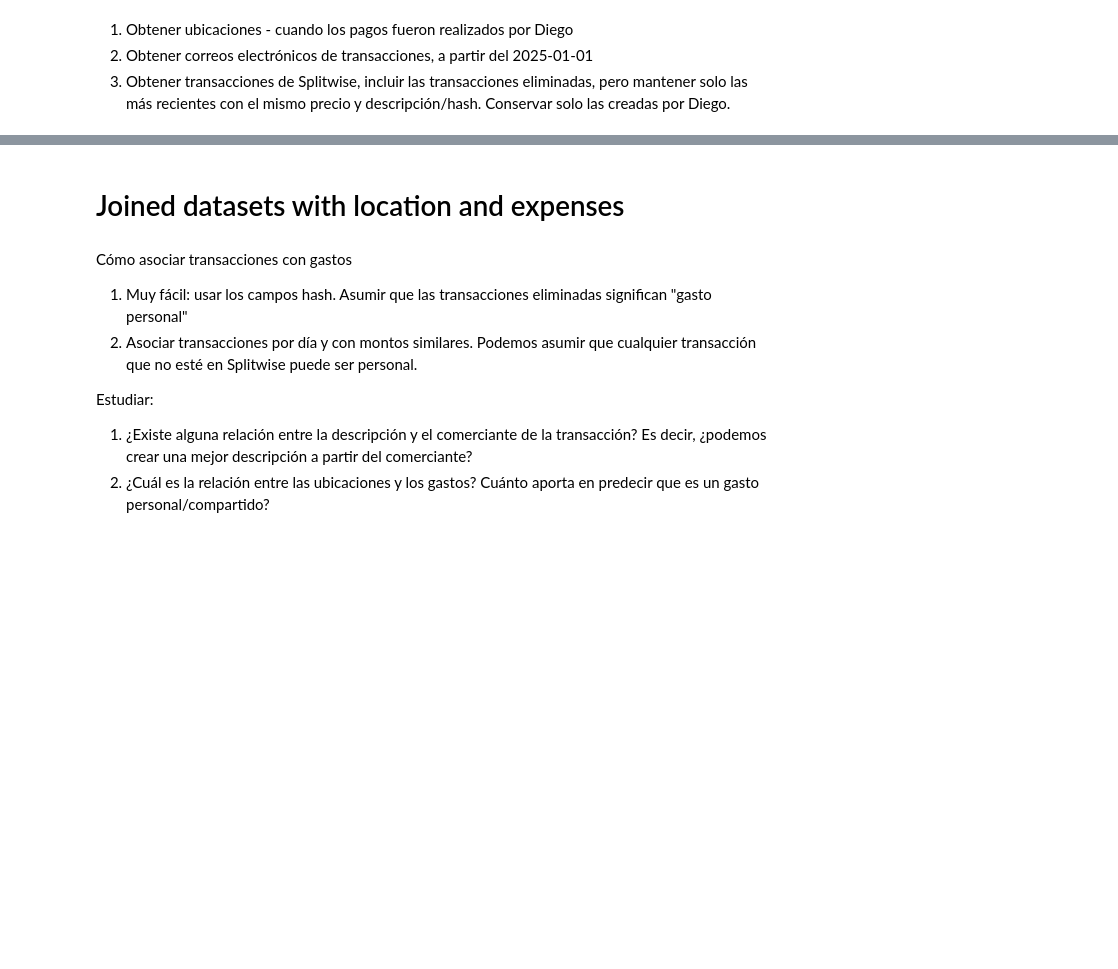
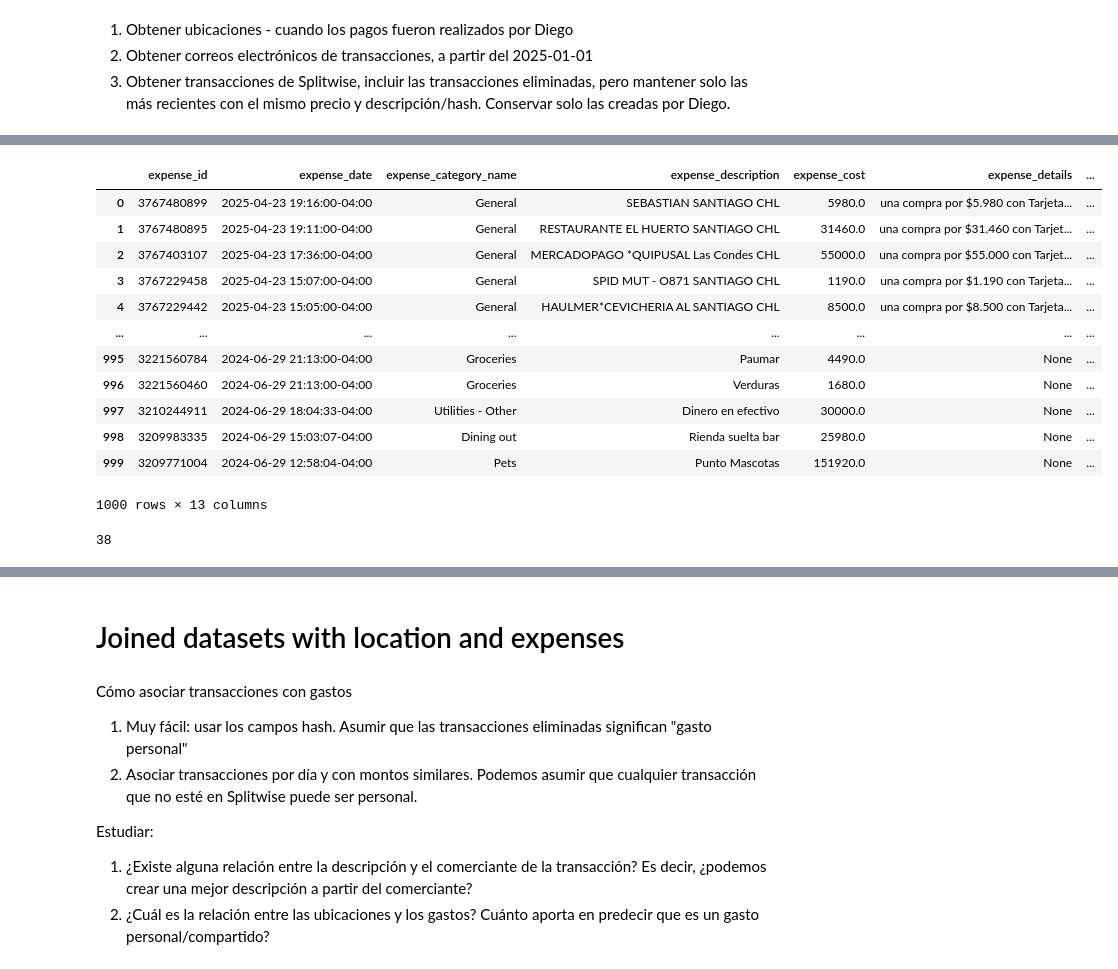
Before and after one commit to diegocaro/splitwise-sync, a Jupyter notebook: notebooks/01 data joined.ipynb, the cells around one changed output, grey strips where cells are left out. Drawn from its saved outputs; the diff is of its cells as text; code cells hidden in the pictures; blank space fills up the shorter version.

```diff
--- a/notebooks/01 data joined.ipynb
+++ b/notebooks/01 data joined.ipynb
@@ -83,36 +106,52 @@ def read_expenses(
     keep_duplicated: Optional[bool] = True,
 ) -> pd.DataFrame:
     assert file_name.endswith(".json"), "File must be a JSON file"
 
     df = pd.read_json(file_name)
     df["id"] = df["id"].astype("Int64")
     for col in ["date", "created_at", "updated_at", "deleted_at"]:
         df[col] = clean_datetime_serie(df[col])
 
     for col in ["created_by", "updated_by", "deleted_by"]:
         df[f"{col}_id"] = df[col].str["id"]
         df[f"{col}_name"] = df[col].str["first_name"]
 
     df["category_id"] = df["category"].str["id"]
     df["category_name"] = df["category"].str["name"]
 
     if not keep_all_columns:
         df = df[EXPENSES_CLEANED_COLUMNS]
 
     is_duplicated = is_duplicated_expense(df)
     if keep_duplicated:
         df["is_duplicated"] = is_duplicated
     else:
         df = df[~is_duplicated]
 
     df = df.rename(columns=lambda x: f"expense_{x}")
     return df
 
 
-expenses = read_expenses("raw/expenses.json", keep_all_columns=False)
+expenses = read_expenses(str(RAW_DIR / "expenses.json"), keep_all_columns=False)
 expenses
+# %% [output]
+|  | expense_id | expense_date | expense_category_name | expense_description | expense_cost | expense_details | ... |
+| 0 | 3767480899 | 2025-04-23 19:16:00-04:00 | General | SEBASTIAN SANTIAGO CHL | 5980.0 | una compra por $5.980 con Tarjeta... | ... |
+| 1 | 3767480895 | 2025-04-23 19:11:00-04:00 | General | RESTAURANTE EL HUERTO SANTIAGO CHL | 31460.0 | una compra por $31.460 con Tarjet... | ... |
+| 2 | 3767403107 | 2025-04-23 17:36:00-04:00 | General | MERCADOPAGO *QUIPUSAL Las Condes CHL | 55000.0 | una compra por $55.000 con Tarjet... | ... |
+| 3 | 3767229458 | 2025-04-23 15:07:00-04:00 | General | SPID MUT - O871 SANTIAGO CHL | 1190.0 | una compra por $1.190 con Tarjeta... | ... |
+| 4 | 3767229442 | 2025-04-23 15:05:00-04:00 | General | HAULMER*CEVICHERIA AL SANTIAGO CHL | 8500.0 | una compra por $8.500 con Tarjeta... | ... |
+| ... | ... | ... | ... | ... | ... | ... | ... |
+| 995 | 3221560784 | 2024-06-29 21:13:00-04:00 | Groceries | Paumar | 4490.0 | None | ... |
+| 996 | 3221560460 | 2024-06-29 21:13:00-04:00 | Groceries | Verduras | 1680.0 | None | ... |
+| 997 | 3210244911 | 2024-06-29 18:04:33-04:00 | Utilities - Other | Dinero en efectivo | 30000.0 | None | ... |
+| 998 | 3209983335 | 2024-06-29 15:03:07-04:00 | Dining out | Rienda suelta bar | 25980.0 | None | ... |
+| 999 | 3209771004 | 2024-06-29 12:58:04-04:00 | Pets | Punto Mascotas | 151920.0 | None | ... |
+1000 rows × 13 columns
 # %%
 expenses[expenses.expense_is_duplicated].shape[0]
+# %% [output]
+38
 # %%
 expenses.groupby(["expense_date", "expense_cost"]).expense_id.count().pipe(
     lambda s: s[s > 1]
```
Also changed, not shown: parts of 16 cells of this notebook, 8 other files.
